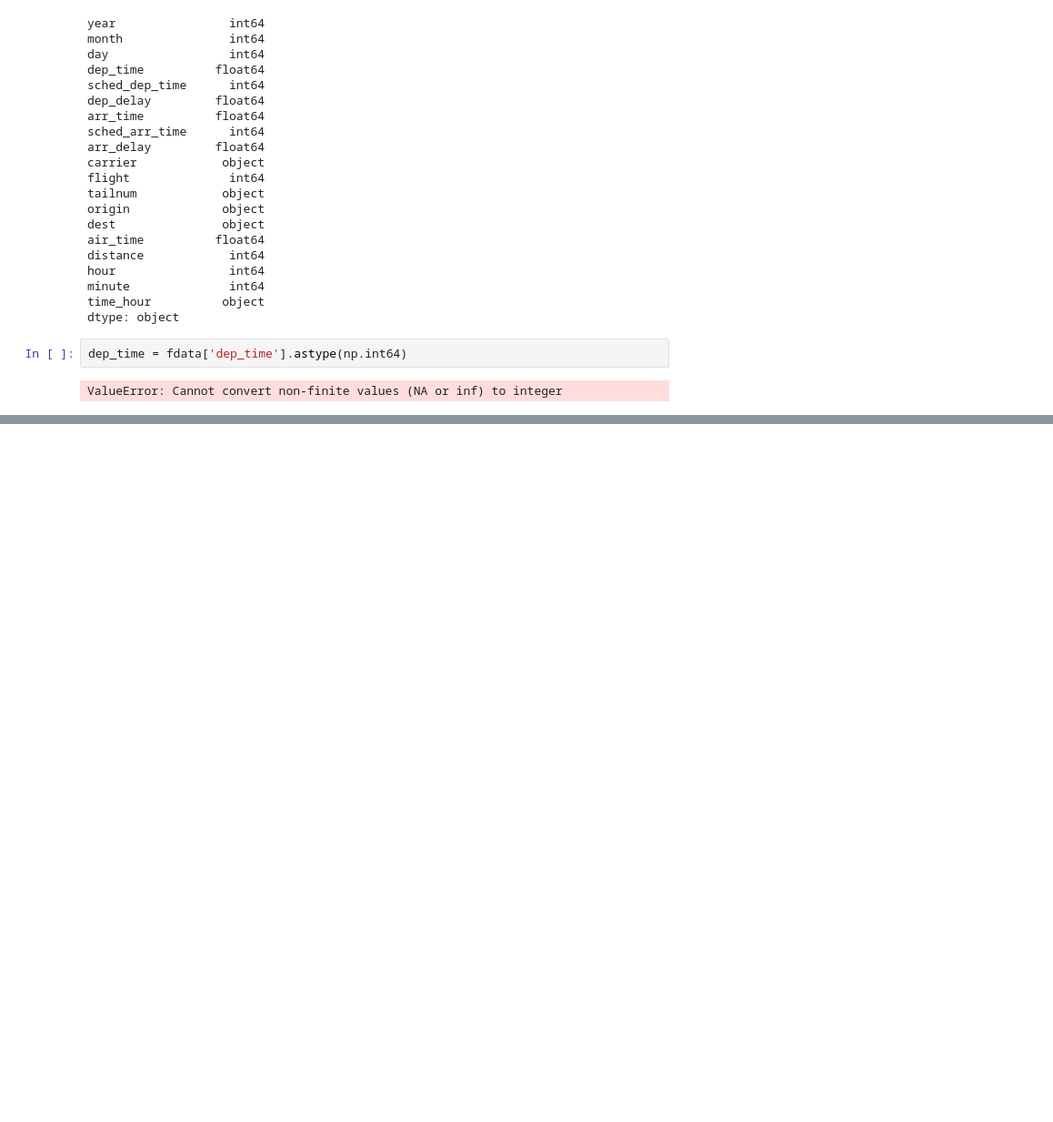
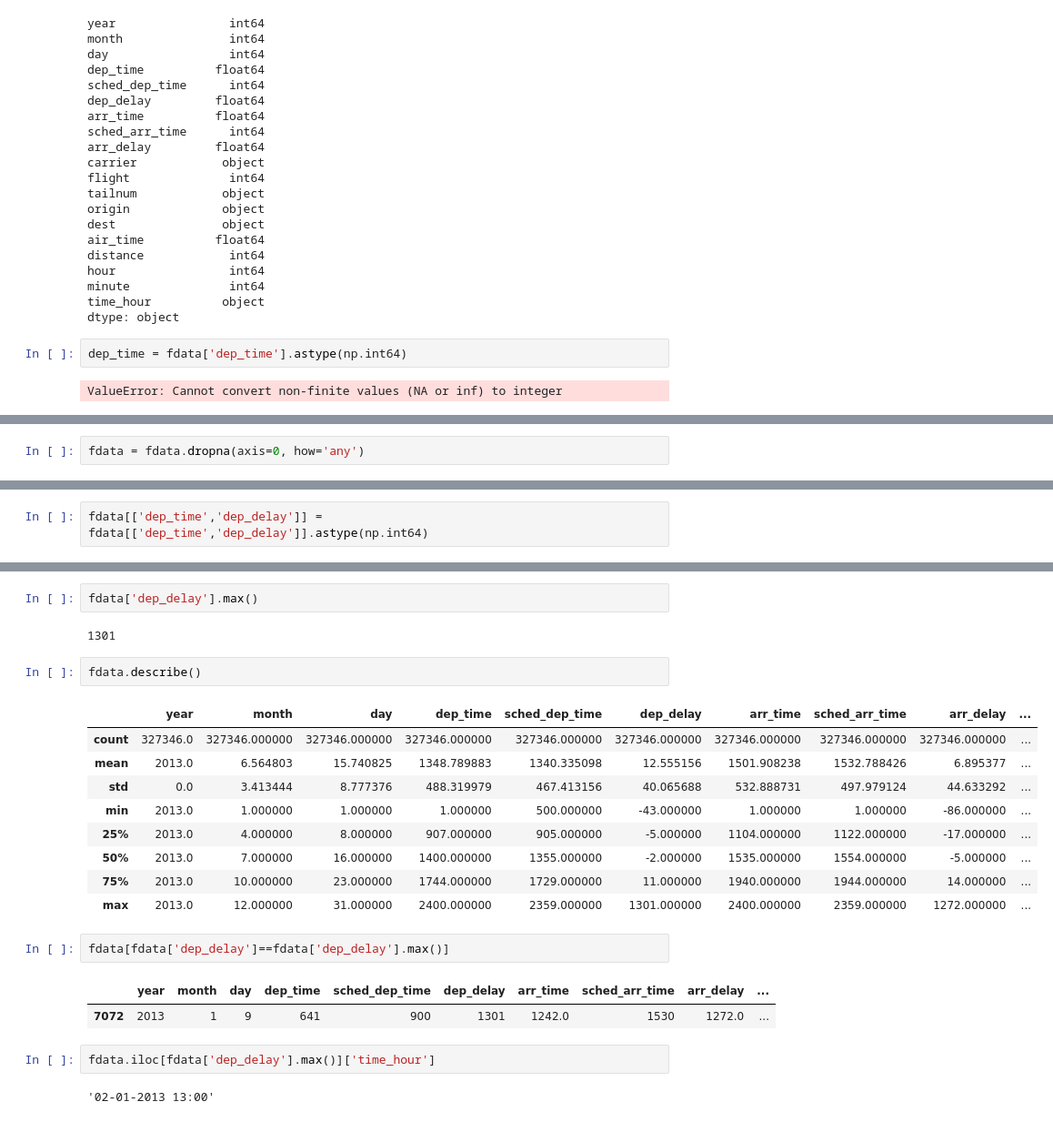
Before and after one commit to afarane/Analyze_NTY_FlighData, a Jupyter notebook: Analyze_NYC_FlightData.ipynb, the cells around one changed output, grey strips where cells are left out. Shown at 91% size. Saved outputs shown, nothing was run; the diff lists cells and outputs as text; blank space fills up the shorter version.

```diff
--- a/Analyze_NYC_FlightData.ipynb
+++ b/Analyze_NYC_FlightData.ipynb
@@ -203,0 +206,2 @@ ValueError: Cannot convert non-finite values (NA or inf) to integer
+# %%
+fdata = fdata.dropna(axis=0, how='any')
@@ -203,0 +249,2 @@ ValueError: Cannot convert non-finite values (NA or inf) to integer
+# %%
+fdata[['dep_time','dep_delay']] = fdata[['dep_time','dep_delay']].astype(np.int64)
@@ -203,0 +283,25 @@ ValueError: Cannot convert non-finite values (NA or inf) to integer
+# %%
+fdata['dep_delay'].max()
+# %% [output]
+1301
+# %%
+fdata.describe()
+# %% [output]
+|  | year | month | day | dep_time | sched_dep_time | dep_delay | arr_time | sched_arr_time | arr_delay | ... |
+| count | 327346.0 | 327346.000000 | 327346.000000 | 327346.000000 | 327346.000000 | 327346.000000 | 327346.000000 | 327346.000000 | 327346.000000 | ... |
+| mean | 2013.0 | 6.564803 | 15.740825 | 1348.789883 | 1340.335098 | 12.555156 | 1501.908238 | 1532.788426 | 6.895377 | ... |
+| std | 0.0 | 3.413444 | 8.777376 | 488.319979 | 467.413156 | 40.065688 | 532.888731 | 497.979124 | 44.633292 | ... |
+| min | 2013.0 | 1.000000 | 1.000000 | 1.000000 | 500.000000 | -43.000000 | 1.000000 | 1.000000 | -86.000000 | ... |
+| 25% | 2013.0 | 4.000000 | 8.000000 | 907.000000 | 905.000000 | -5.000000 | 1104.000000 | 1122.000000 | -17.000000 | ... |
+| 50% | 2013.0 | 7.000000 | 16.000000 | 1400.000000 | 1355.000000 | -2.000000 | 1535.000000 | 1554.000000 | -5.000000 | ... |
+| 75% | 2013.0 | 10.000000 | 23.000000 | 1744.000000 | 1729.000000 | 11.000000 | 1940.000000 | 1944.000000 | 14.000000 | ... |
+| max | 2013.0 | 12.000000 | 31.000000 | 2400.000000 | 2359.000000 | 1301.000000 | 2400.000000 | 2359.000000 | 1272.000000 | ... |
+# %%
+fdata[fdata['dep_delay']==fdata['dep_delay'].max()]
+# %% [output]
+|  | year | month | day | dep_time | sched_dep_time | dep_delay | arr_time | sched_arr_time | arr_delay | ... |
+| 7072 | 2013 | 1 | 9 | 641 | 900 | 1301 | 1242.0 | 1530 | 1272.0 | ... |
+# %%
+fdata.iloc[fdata['dep_delay'].max()]['time_hour']
+# %% [output]
+'02-01-2013 13:00'
```
Also changed, not shown: parts of 15 cells of this notebook.
